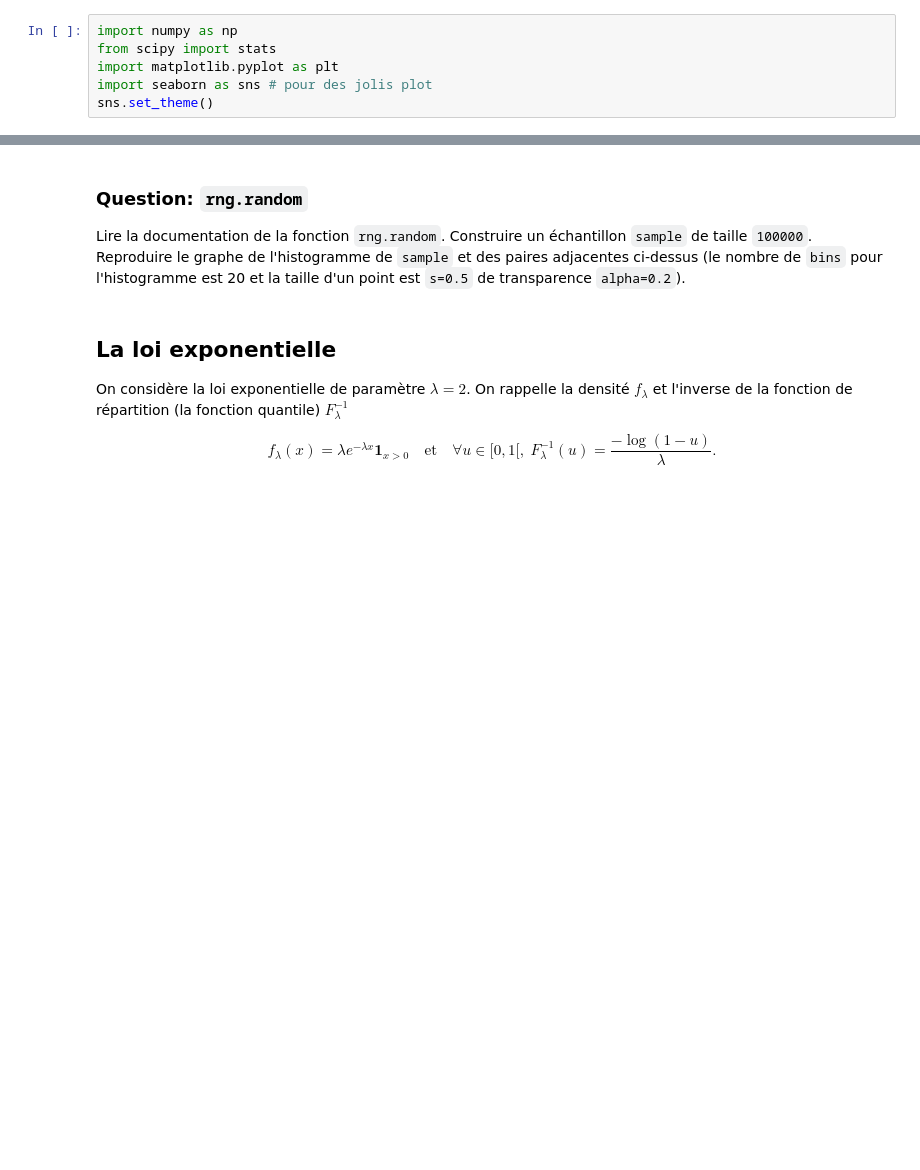
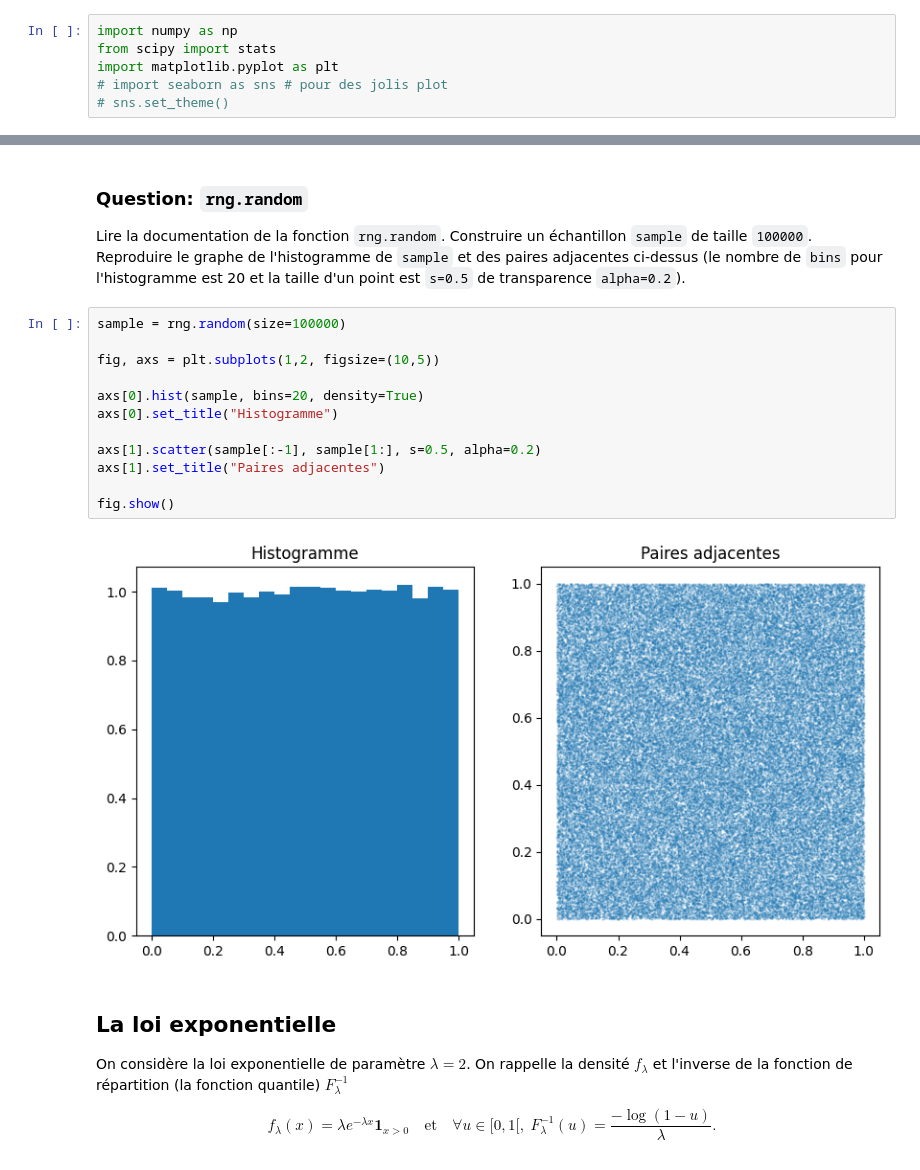
Before and after one commit to RoxaneC/M1-MATHS, a Jupyter notebook: Probabilités_Numériques/TP1/TP1 Sujet.ipynb, the cells around one changed output, grey strips where cells are left out. Saved outputs shown, nothing was run; the diff lists cells and outputs as text; blank space fills up the shorter version.

```diff
--- a/Probabilités_Numériques/TP1/TP1 Sujet.ipynb
+++ b/Probabilités_Numériques/TP1/TP1 Sujet.ipynb
@@ -42,8 +48,8 @@ Dans la cellule suivante, on charge les modules que l'on utilisera pendant ces s
 import numpy as np
 from scipy import stats
 import matplotlib.pyplot as plt
-import seaborn as sns # pour des jolis plot
-sns.set_theme()
+# import seaborn as sns # pour des jolis plot
+# sns.set_theme()
 # %% [markdown]
 ## Nombres pseudo-aléatoires
 
@@ -70,6 +80,20 @@ Voici le graphique obtenu avec un échantillon de taille $n = 100\,000$.
 # %% [markdown]
 ### Question: `rng.random`
 Lire la documentation de la fonction `rng.random`. Construire un échantillon `sample` de taille `100000`. Reproduire le graphe de l'histogramme de `sample` et des paires adjacentes ci-dessus (le nombre de `bins` pour l'histogramme est 20 et la taille d'un point est `s=0.5` de transparence `alpha=0.2`).
+# %%
+sample = rng.random(size=100000)
+
+fig, axs = plt.subplots(1,2, figsize=(10,5))
+
+axs[0].hist(sample, bins=20, density=True)
+axs[0].set_title("Histogramme")
+
+axs[1].scatter(sample[:-1], sample[1:], s=0.5, alpha=0.2)
+axs[1].set_title("Paires adjacentes")
+
+fig.show()
+# %% [output]
+[figure, added]
 # %% [markdown]
 ## La loi exponentielle
 
```
Also changed, not shown: parts of 8 cells of this notebook.
